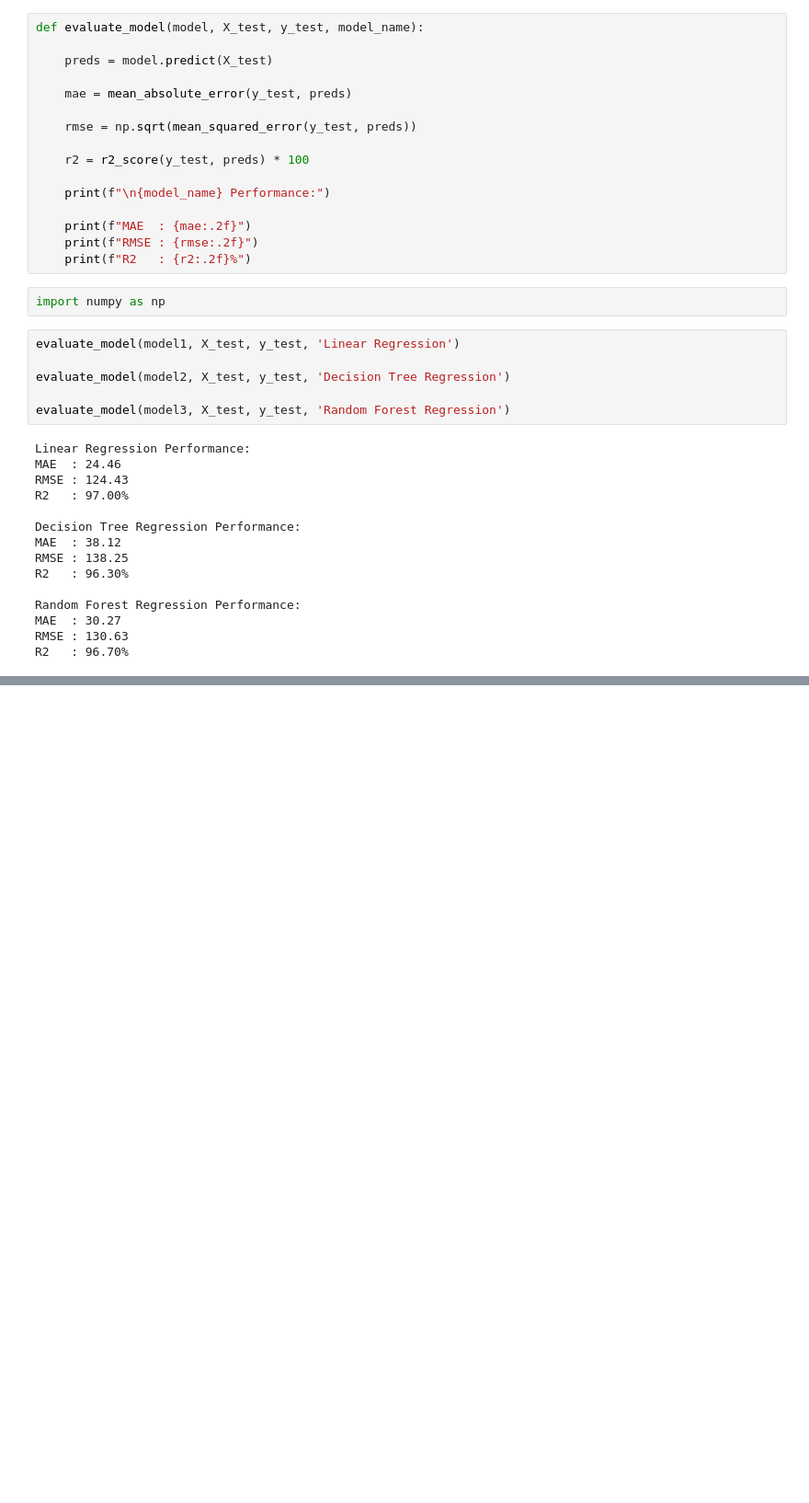
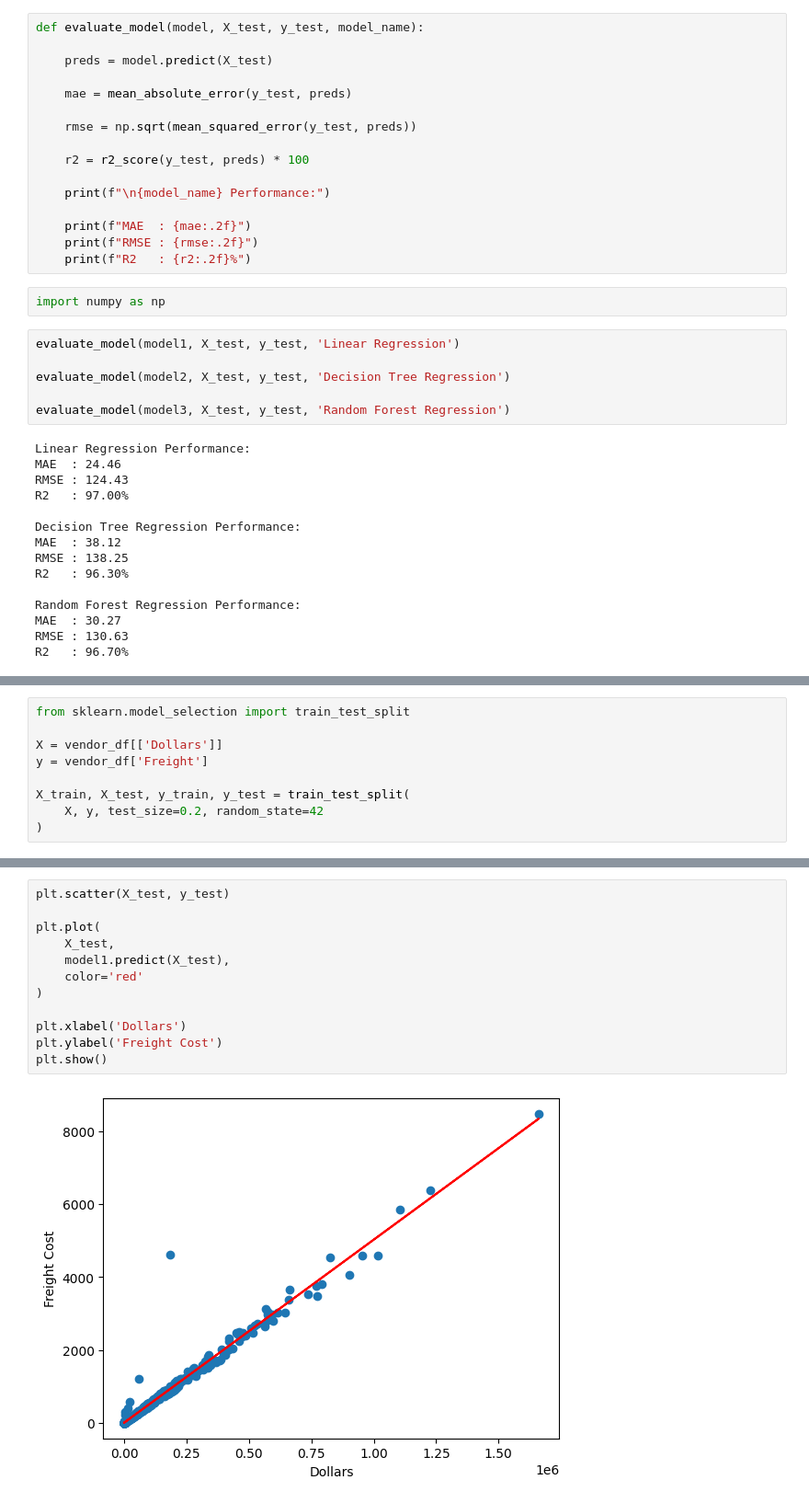
Before and after one commit to Rohit3435/invoice-intelligence-ml, a Jupyter notebook: invoice_intelligence_ml.ipynb, the cells around one changed output, grey strips where cells are left out. Shown at 92% size. Saved outputs shown, nothing was run; the diff lists cells and outputs as text; blank space fills up the shorter version.

```diff
--- a/invoice_intelligence_ml.ipynb
+++ b/invoice_intelligence_ml.ipynb
@@ -329,0 +347,9 @@ R2   : 96.70%
+# %%
+from sklearn.model_selection import train_test_split
+
+X = vendor_df[['Dollars']]
+y = vendor_df['Freight']
+
+X_train, X_test, y_train, y_test = train_test_split(
+    X, y, test_size=0.2, random_state=42
+)
@@ -329,0 +363,14 @@ R2   : 96.70%
+# %%
+plt.scatter(X_test, y_test)
+
+plt.plot(
+    X_test,
+    model1.predict(X_test),
+    color='red'
+)
+
+plt.xlabel('Dollars')
+plt.ylabel('Freight Cost')
+plt.show()
+# %% [output]
+[figure, added]
```
Also changed, not shown: parts of 5 cells of this notebook.
